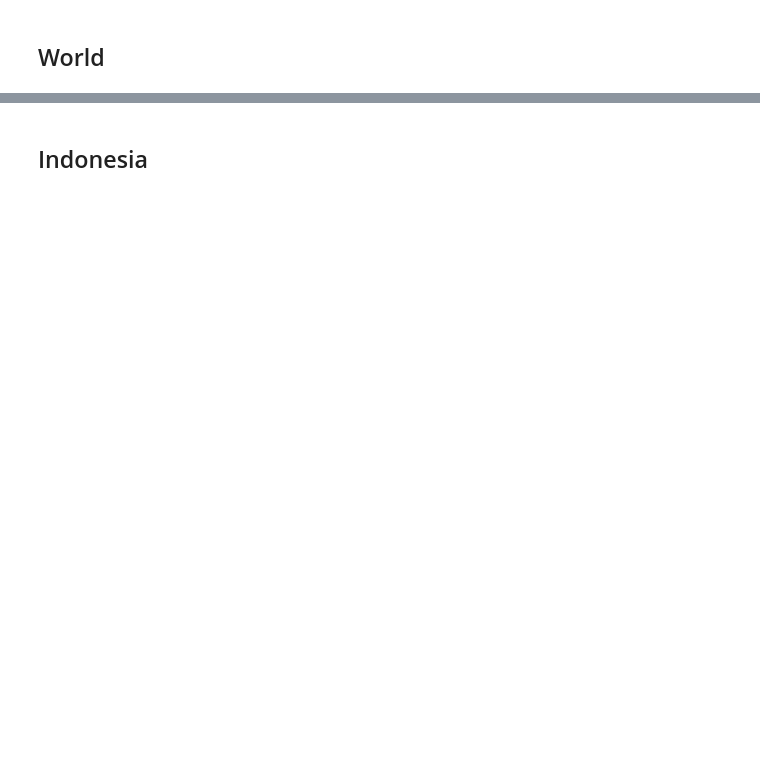
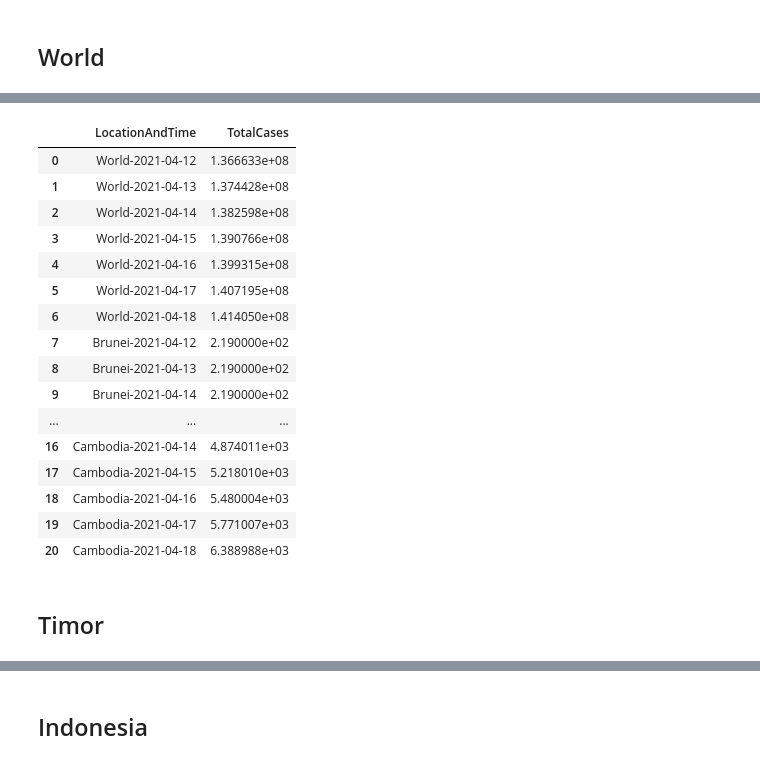
Before and after one commit to ingingppg/final-assignment-ml2020, a Jupyter notebook: Regression_Task_COVID_19_Prediction.ipynb, the cells around one changed output, grey strips where cells are left out. Cells and saved outputs as stored; diff of their text form; code cells hidden in the pictures; blank space fills up the shorter version.

```diff
--- a/Regression_Task_COVID_19_Prediction.ipynb
+++ b/Regression_Task_COVID_19_Prediction.ipynb
@@ -339,0 +399,4 @@ sgd_mse, sgd_r2, sgd_y_pred = SGD(X_train, X_test, y_train, y_test, test_data_X)
+# %%
+submission_world = submissdf(locatime, totalca)
+
+submission_world
@@ -363,0 +450,9 @@ R2 score : 99.82%
+# %%
+locatime, totalca = locandtime('Brunei', mlg_y_pred, 'mlg')
+# %%
+submission = submissdf(locatime, totalca)
+
+# Create df of submission
+submission_brunei = submission_world.append(submission, ignore_index=True)
+
+submission_brunei
@@ -363,0 +513,29 @@ R2 score : 99.82%
+# %%
+locatime, totalca = locandtime('Cambodia', mlg_y_pred, 'mlg')
+# %%
+submission = submissdf(locatime, totalca)
+
+# Create df of submission
+submission_Cambodia = submission_brunei.append(submission, ignore_index=True)
+
+submission_Cambodia
+# %% [output]
+|  | LocationAndTime | TotalCases |
+| 0 | World-2021-04-12 | 1.366633e+08 |
+| 1 | World-2021-04-13 | 1.374428e+08 |
+| 2 | World-2021-04-14 | 1.382598e+08 |
+| 3 | World-2021-04-15 | 1.390766e+08 |
+| 4 | World-2021-04-16 | 1.399315e+08 |
+| 5 | World-2021-04-17 | 1.407195e+08 |
+| 6 | World-2021-04-18 | 1.414050e+08 |
+| 7 | Brunei-2021-04-12 | 2.190000e+02 |
+| 8 | Brunei-2021-04-13 | 2.190000e+02 |
+| 9 | Brunei-2021-04-14 | 2.190000e+02 |
+| ... | ... | ... |
+| 16 | Cambodia-2021-04-14 | 4.874011e+03 |
+| 17 | Cambodia-2021-04-15 | 5.218010e+03 |
+| 18 | Cambodia-2021-04-16 | 5.480004e+03 |
+| 19 | Cambodia-2021-04-17 | 5.771007e+03 |
+| 20 | Cambodia-2021-04-18 | 6.388988e+03 |
+# %% [markdown]
+## Timor
```
Also changed, not shown: parts of 107 cells of this notebook.
